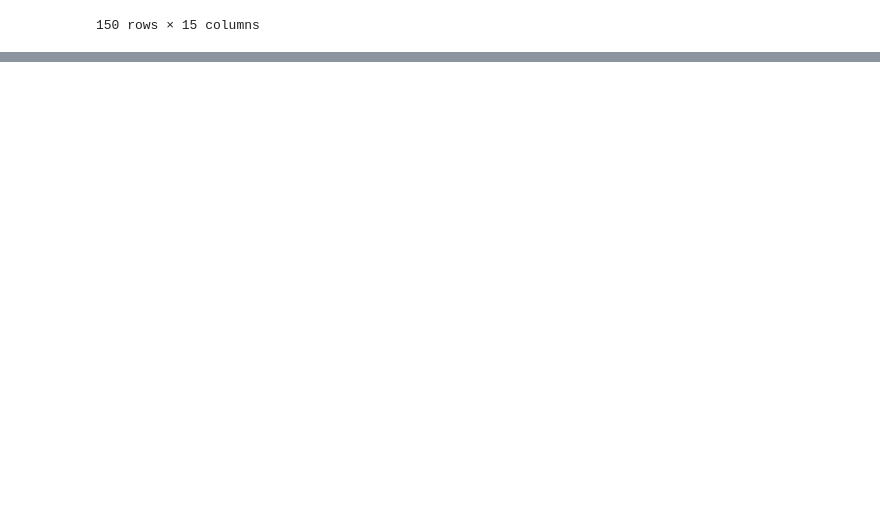
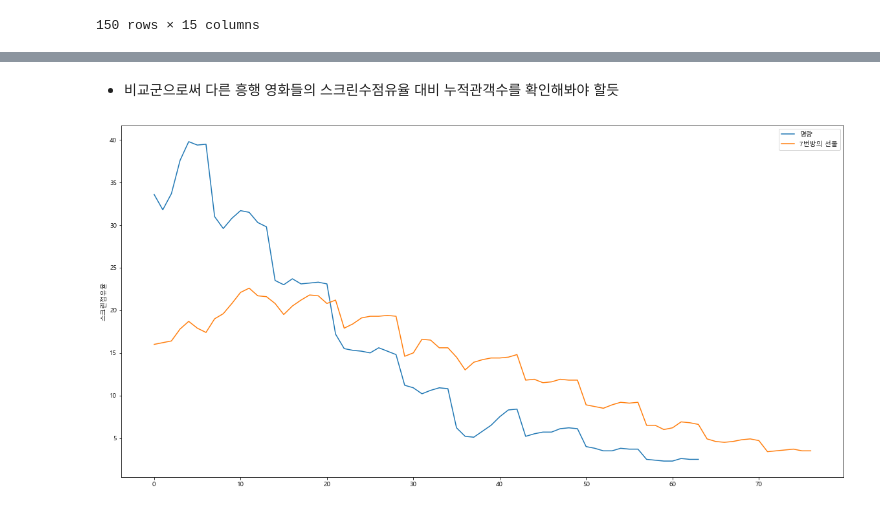
Before and after one commit to HyeogDo/korean_movie, a Jupyter notebook: MR_vs_M7.ipynb, the cells around one changed output, grey strips where cells are left out. Saved outputs shown, nothing was run; the diff lists cells and outputs as text; code cells hidden in the pictures; blank space fills up the shorter version.

```diff
--- a/MR_vs_M7.ipynb
+++ b/MR_vs_M7.ipynb
@@ -49,0 +196,6 @@ m7
+# %% [markdown]
+- 비교군으로써 다른 흥행 영화들의 스크린수점유율 대비 누적관객수를 확인해봐야 할듯
+# %%
+lineplotting("스크린점유율")
+# %% [output]
+[figure, added]
```
Also changed, not shown: parts of 37 cells of this notebook.
